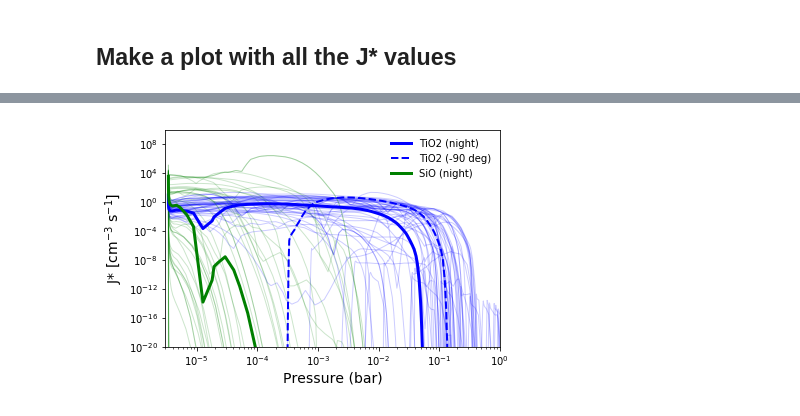
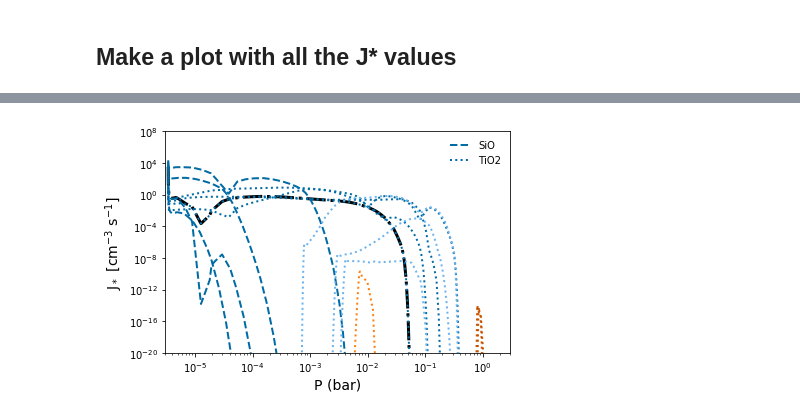
Before and after one commit to eblur/cloudacademyMap, a Jupyter notebook: notebooks/grain_growth.ipynb, the cells around one changed output, grey strips where cells are left out. Cells and saved outputs as stored; diff of their text form; code cells hidden in the pictures.

Commit message:
Jstar and gas opacity 1D plots modified for paper

```diff
--- a/notebooks/grain_growth.ipynb
+++ b/notebooks/grain_growth.ipynb
@@ -14,7 +21,7 @@ from matplotlib import gridspec
 import ipywidgets as widgets
 from ipywidgets import interact
 # %%
-lons = np.arange(-180., 180.01, 15) # deg
+lons = np.arange(-165., 180.01, 15) # deg
 lats = [45.0]
 # %%
 night_dust = load_out3('dust', lons[0], lats[0])
@@ -322,5 +345,5 @@ Phi = 0.0 Theta = 45.0
 # %%
 import astropy.units as u
 # %%
-lons  = np.arange(-180., 180.01, 15) # deg
+lons  = np.arange(-165., 180.01, 15) # deg
 lats  = np.arange(0., 67.51, 22.5) # deg
@@ -326,0 +358,10 @@ lats  = np.arange(0., 67.51, 22.5) # deg
+# %%
+nightside = np.append(lons[:5], lons[18:])
+dayside   = lons[6:17]
+morning   = lons[5]
+evening   = lons[17]
+
+COLORS = {'dayside':np.array([200, 82, 0])/255., # burnt orange
+          'nightside':np.array([0, 107, 164])/255., # dark blue
+          'evening':np.array([255,128,14])/255., # orange
+          'morning':np.array([108, 180, 239])/255.} # light blue
@@ -329,30 +400,54 @@ def plot_Jstar(ax, lon, lat, jval, **kwargs):
     nuclea = load_out3('nuclea', lon, lat)
     p = nuclea['p'] * u.dyne/u.cm**2
     ax.plot(p.to(u.bar).value, nuclea['J*_'+jval], **kwargs)
-    ax.set_yscale('log')
-    ax.set_ylim(1.e-20, 1.e10)
-    ax.set_xscale('log')
-    ax.set_xlim(3.e-6, 1.0)
-    ax.set_xlabel('Pressure (bar)', size=14)
-    ax.set_ylabel('J* [cm$^{-3}$ s$^{-1}$]', size=14)
 # %%
+LLONG = [0.0, 22.5, 45.0, 67.5]
+
 ax = plt.subplot(111)
 
-for i in range(len(lons)):
-    for j in range(len(lats)):
+'''for i in range(len(lons)):
         plot_Jstar(ax, lons[i], lats[j], 'TiO2', color='b', alpha=0.2, lw=1, label='')
-        plot_Jstar(ax, lons[i], lats[j], 'SiO', color='g', alpha=0.2, lw=1)
-        plot_Jstar(ax, lons[i], lats[j], 'C', color='orange', alpha=0.2, lw=1)
+        plot_Jstar(ax, lons[i], lats[j], 'SiO', color='g', alpha=0.2, lw=1, label='')
+        plot_Jstar(ax, lons[i], lats[j], 'C', color='orange', alpha=0.2, lw=1, label='')
+'''
 
-plot_Jstar(ax, lons[0], lats[0], 'TiO2', color='b', lw=3, label='TiO2 (night)')
+'''plot_Jstar(ax, lons[0], lats[0], 'TiO2', color='b', lw=3, label='TiO2 (night)')
 plot_Jstar(ax, lons[6], lats[0], 'TiO2', color='b', lw=2, ls='--', label='TiO2 (-90 deg)')
 #plot_Jstar(ax, lons[18], lats[0], 'TiO2', color='b', lw=2, ls='--', label='') # nothing showed up
 
 plot_Jstar(ax, lons[0], lats[0], 'SiO', color='g', lw=3, label='SiO (night)')
 #plot_Jstar(ax, lons[6], lats[0], 'SiO', color='g', lw=2, ls='--', label='') # nothing showed up
 #plot_Jstar(ax, lons[18], lats[0], 'SiO', color='g', lw=2, ls='--', label='') # nothing showed up
-plt.legend(loc='upper right', frameon=False)
+plt.legend(loc='upper right', frameon=False)'''
 
-plt.savefig("Grain_Growth/jstar_vertical_all.pdf", format='pdf')
+total_jstar(ax, -180., 0.0, color='k', lw=3, ls='dashdot', label='')
+
+plot_Jstar(ax, -180., 0.0, 'SiO', color=COLORS['nightside'], lw=2, ls='--', label='SiO')
+plot_Jstar(ax, -180., 0.0, 'TiO2', color=COLORS['nightside'], lw=2, ls=':', label='TiO2')
+
+for ll in LLONG[1:]:
+    plot_Jstar(ax, -180., ll, 'SiO', color=COLORS['nightside'], lw=2, ls='--', label='')
+    plot_Jstar(ax, -180., ll, 'TiO2', color=COLORS['nightside'], lw=2, ls=':', label='')
+for ll in LLONG[1:]:
+    plot_Jstar(ax, 0., ll, 'SiO', color=COLORS['dayside'], lw=2, ls='--', label='')
+    plot_Jstar(ax, 0., ll, 'TiO2', color=COLORS['dayside'], lw=2, ls=':', label='')
+for ll in LLONG[1:]:
+    plot_Jstar(ax, morning, ll, 'SiO', color=COLORS['morning'], lw=2, ls='--', label='')
+    plot_Jstar(ax, morning, ll, 'TiO2', color=COLORS['morning'], lw=2, ls=':', label='')
+for ll in LLONG[1:]:
+    plot_Jstar(ax, evening, ll, 'SiO', color=COLORS['evening'], lw=2, ls='--', label='')
+    plot_Jstar(ax, evening, ll, 'TiO2', color=COLORS['evening'], lw=2, ls=':', label='')
+
+ax.set_xscale('log')
+ax.set_yscale('log')
+ax.set_ylim(1.e-20, 1.e8)
+ax.set_xlim(3.e-6, 3.0)
+
+ax.set_xlabel('P (bar)', size=14)
+ax.set_ylabel('J$_*$ [cm$^{-3}$ s$^{-1}$]')
+ax.legend(loc='upper right', frameon=False)
+
+plt.tight_layout()
+plt.savefig("Grain_Growth/jstar_vertical_some.png", format='png')
 # %% [output]
-[figure, old version]
+[figure, new version]
```
Also changed, not shown: parts of 18 cells of this notebook, 1 other file.
